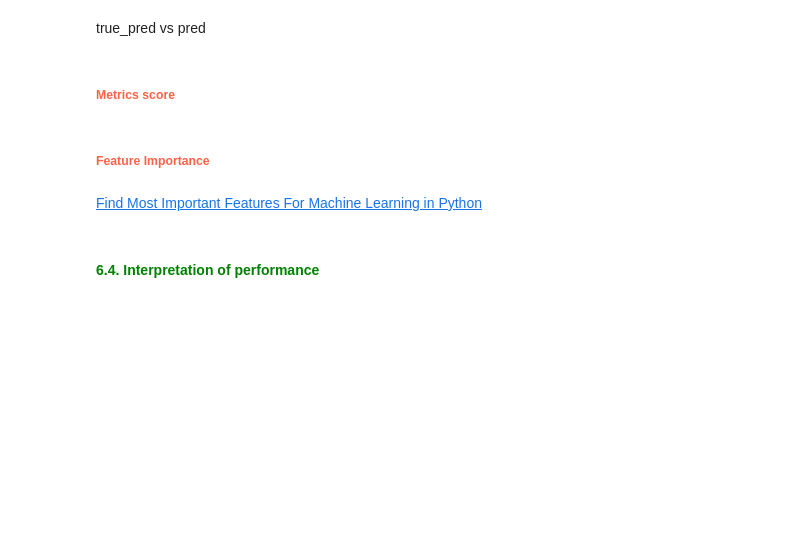
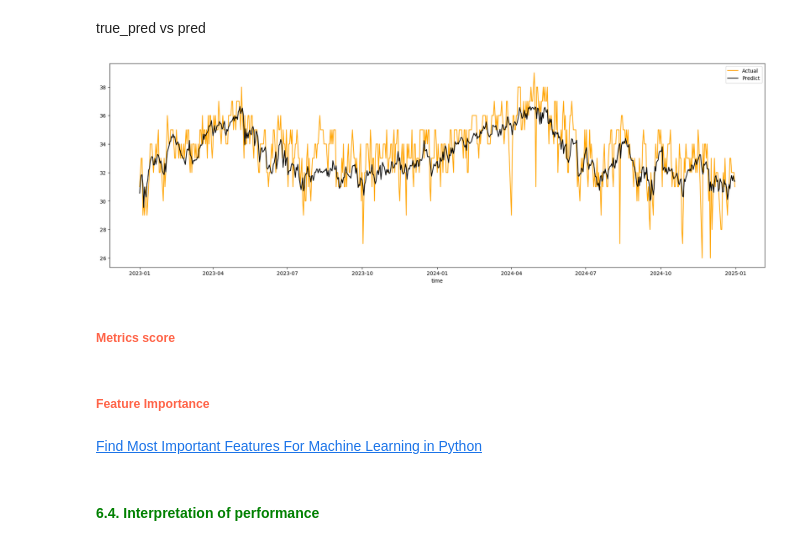
Before and after one commit to gamethu/TSF_Github, a Jupyter notebook: Drafts/Temp Prediction/notebooks/3.1. ML_model/RF_model.ipynb, the cells around one changed output. Drawn from its saved outputs; the diff is of its cells as text; code cells hidden in the pictures; blank space fills up the shorter version.

```diff
--- a/Drafts/Temp Prediction/notebooks/3.1. ML_model/RF_model.ipynb
+++ b/Drafts/Temp Prediction/notebooks/3.1. ML_model/RF_model.ipynb
@@ -198,7 +196,7 @@ src_name = dict({"CaMau" : "CA MAU",
 # %% [markdown]
 #### <span style="color:green">3.1. Loading the dataset</span>
 # %%
-station_name = "DH"
+station_name = "TSN"
 # %%
 nrows = None # None -> Not provided -> All
 # %%
@@ -1369,9 +1927,9 @@ for name in station.keys():
 # %%
-# for name in station.keys():
-#     print(f"🔸 Trạm: {name}")
-#     if name != station_name:
-#         continue
-#     print(y_train_encoded.loc[y_train_encoded["NAME"] == src_name[name]]["TEMP_max"].shape, station_fit[name].shape)
+for name in station.keys():
+    print(f"🔸 Trạm: {name}")
+    if name != station_name:
+        continue
+    print(y_train_encoded.loc[y_train_encoded["NAME"] == src_name[name]]["TEMP_max"].shape, station_fit[name].shape)
 # %%
 for name in station.keys():
     print(f"🔸 Trạm: {name}")
@@ -1666,36 +2290,39 @@ for i, name in enumerate(station.keys(), 0):
 # %% [markdown]
 true_pred vs pred
 # %%
-num_cols = len(station_pred.keys())
+num_cols = len(station_fit.keys())
 
 # Xác định số hàng và số cột hợp lý
 ncols = 1  # Số biểu đồ trên mỗi hàng
 nrows = int(np.ceil(num_cols / ncols))  # Tính số hàng cần thiết
 
 fig, ax = plt.subplots(ncols                = ncols,
                          nrows              = nrows,
                          figsize            = (18*ncols, 6*nrows),
                          constrained_layout = True)  # auto căn chỉnh
 # ax = ax.flatten()  # chuyển mảng 2 chiều thành 1 chiều để dễ duyệt
 
 for i, name in enumerate(station.keys(), 0):
     if name != station_name:
         continue
     # true_fit
     sns.lineplot(x     = station_pred[name].index,
                  y     = scaler_y.inverse_transform(y_test_encoded.loc[y_test_encoded["NAME"] == src_name[name]][["TEMP_max"]]).ravel(),
                  color = 'orange',
                  label = 'Actual',)
                 #  ax    = ax[i])
     # fit
     sns.lineplot(x     = station_pred[name].index,
                  y     = tf.squeeze(scaler_y.inverse_transform(station_pred[name])),
                  color = 'black',
                  label = 'Predict',)
                 #  ax    = ax[i])
+    plt.savefig(f"{output_path}/test.png")
     # xoay label trục X
     # ax[i].tick_params(axis='x', rotation=45)
     # ax[i].set_title(f"Actual vs Predcit_{name}")
+# %% [output]
+[figure, added]
 # %%
 num_cols = len(station_pred.keys())
 
```
Also changed, not shown: parts of 78 cells of this notebook, 7 other files.
